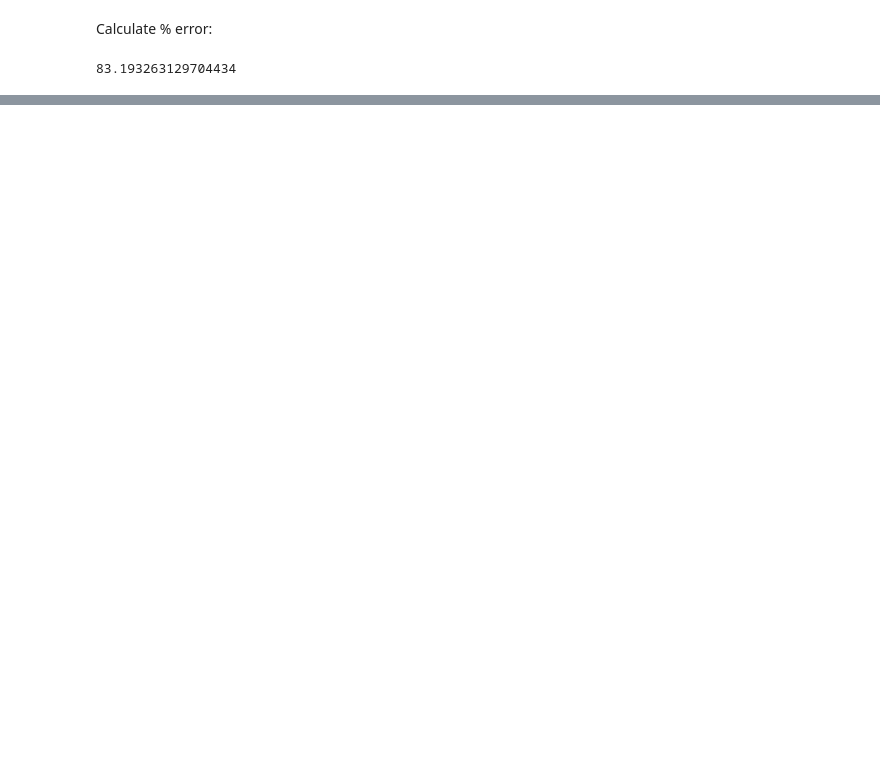
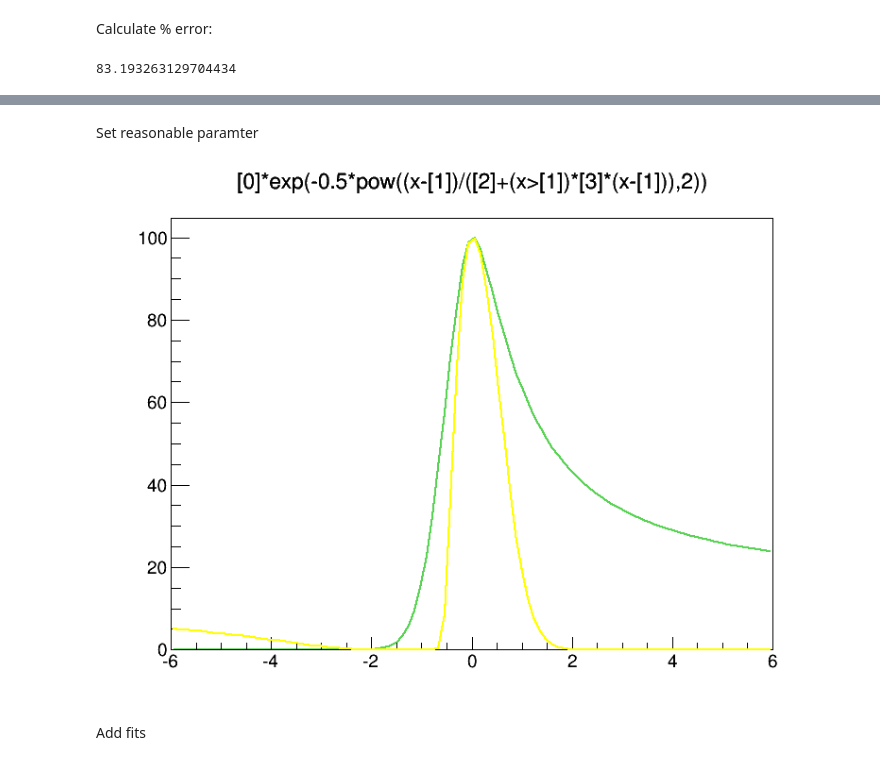
Before and after one commit to giulioungaretti/stats2013, a Jupyter notebook: ProblemSet/5.1.ipynb, the cells around one changed output, grey strips where cells are left out. Saved outputs shown, nothing was run; the diff lists cells and outputs as text; code cells hidden in the pictures; blank space fills up the shorter version.

```diff
--- a/ProblemSet/5.1.ipynb
+++ b/ProblemSet/5.1.ipynb
@@ -75,0 +91,21 @@ Hist.Fit("fit_Sum",'L')
+# %% [markdown]
+Set reasonable paramter
+# %%
+bgf.SetParameter(0,100) #scale factor
+bgf.SetParameter(1,Hist.GetMean()/4) # mean
+bgf.SetParameter(2,Hist.GetRMS()/4) # sdt
+bgf.SetParameter(3,.5)   #skewness
+bgf.SetLineColor(8)
+bgf2.SetParameter(0,100) #scale factor
+bgf2.SetParameter(1,Hist.GetMean()/4) # mean
+bgf2.SetParameter(2,Hist.GetRMS()/4 ) # sdt
+bgf2.SetParameter(3,.5)   #skewness
+bgf2.SetLineColor(5)
+bgf.Draw()
+bgf2.Draw('SAME')
+
+canvas
+# %% [output]
+[figure, added]
+# %% [markdown]
+Add fits
```
Also changed, not shown: parts of 47 cells of this notebook, 1 other file.
